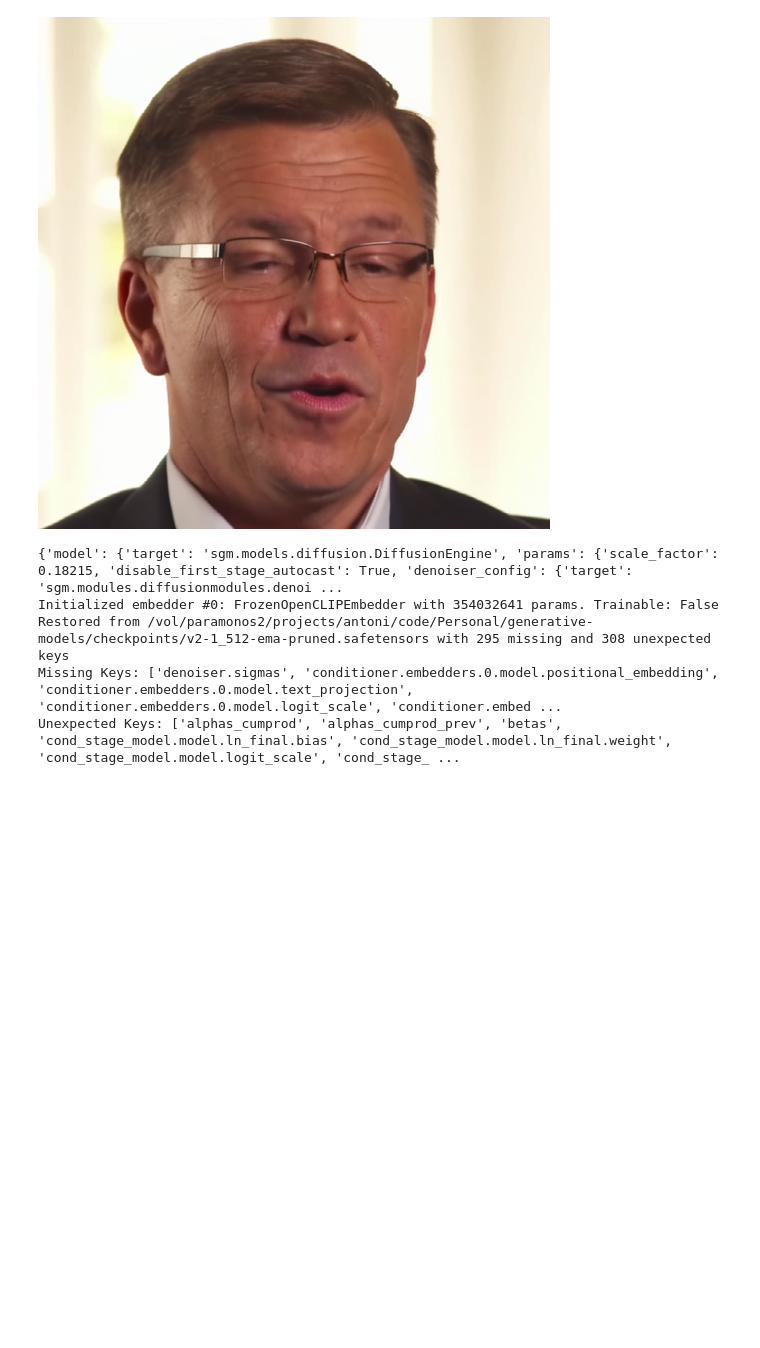
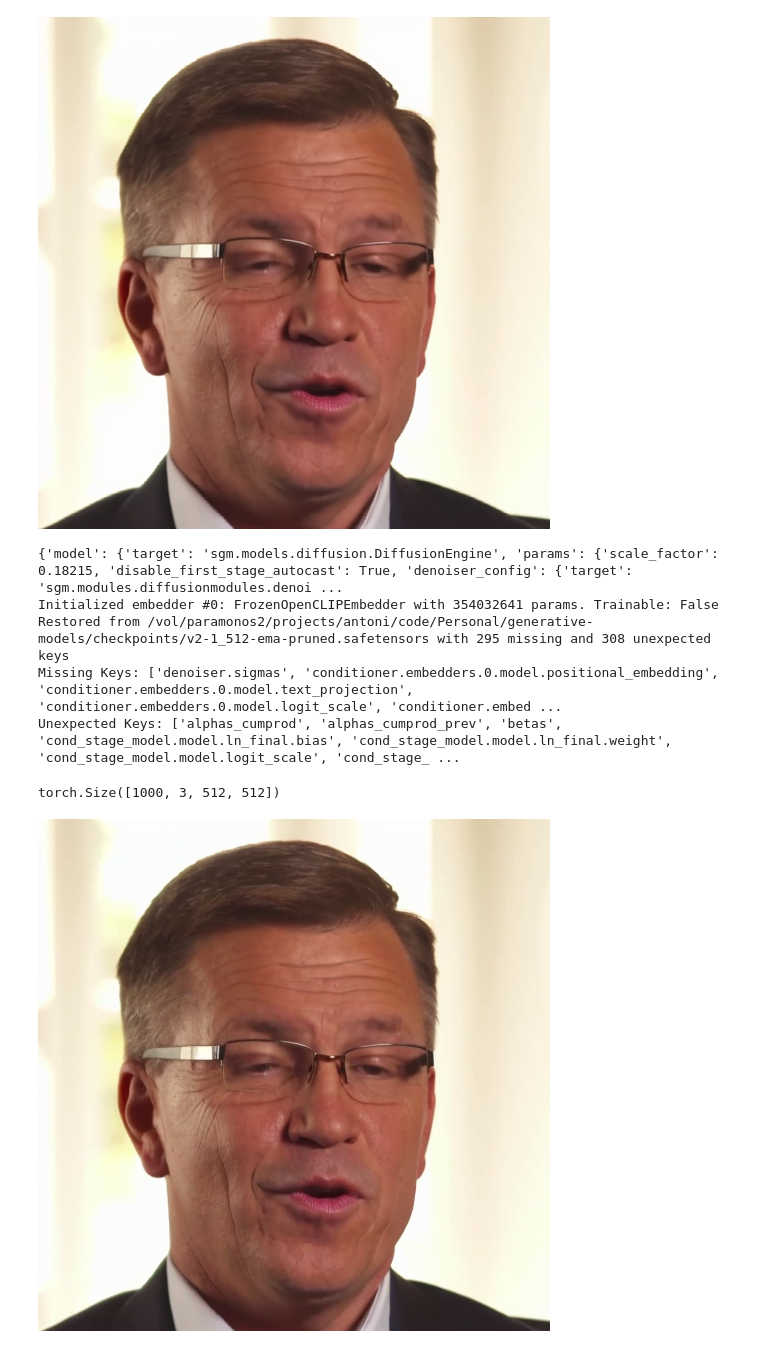
Before and after one commit to antonibigata/generative-models, a Jupyter notebook: notebooks/autoencoder.ipynb, the cells around one changed output. Saved outputs shown, nothing was run; the diff lists cells and outputs as text; code cells hidden in the pictures; blank space fills up the shorter version.

```diff
--- a/notebooks/autoencoder.ipynb
+++ b/notebooks/autoencoder.ipynb
@@ -116,3 +118,20 @@ Initialized embedder #0: FrozenOpenCLIPEmbedder with 354032641 params. Trainable
 Restored from /vol/paramonos2/projects/antoni/code/Personal/generative-models/checkpoints/v2-1_512-ema-pruned.safetensors with 295 missing and 308 unexpected keys
 Missing Keys: ['denoiser.sigmas', 'conditioner.embedders.0.model.positional_embedding', 'conditioner.embedders.0.model.text_projection', 'conditioner.embedders.0.model.logit_scale', 'conditioner.embed ...
 Unexpected Keys: ['alphas_cumprod', 'alphas_cumprod_prev', 'betas', 'cond_stage_model.model.ln_final.bias', 'cond_stage_model.model.ln_final.weight', 'cond_stage_model.model.logit_scale', 'cond_stage_ ...
+# %%
+from torchvision.io import read_video
+import torch
+
+video_path = "/data2/Datasets/HDTF/cropped_videos_original/WRA_BobbySchilling_001.mp4"
+resolution = 512
+device = torch.device("cuda:4")
+
+video, audio, info = read_video(video_path, pts_unit="sec", output_format="TCHW")
+
+from torchvision.transforms import Resize
+
+resize = Resize((resolution, resolution))
+video = resize(video)
+print(video.shape)
+# %% [output]
+torch.Size([1000, 3, 512, 512])
@@ -118,0 +141,11 @@ Unexpected Keys: ['alphas_cumprod', 'alphas_cumprod_prev', 'betas', 'cond_stage_
+# %%
+# decoded = model.decode_first_stage(encoded)
+decoded = model.decode_first_stage(latent["latents"][:1].to(device))
+# %%
+from PIL import Image
+import numpy as np
+
+img = Image.fromarray(np.uint8((decoded[0].clip(-1, 1).cpu().numpy().transpose(1, 2, 0) + 1) * 255 / 2))
+display(img)
+# %% [output]
+[figure, added]
```
Also changed, not shown: parts of 3 cells of this notebook, 8 other files.
